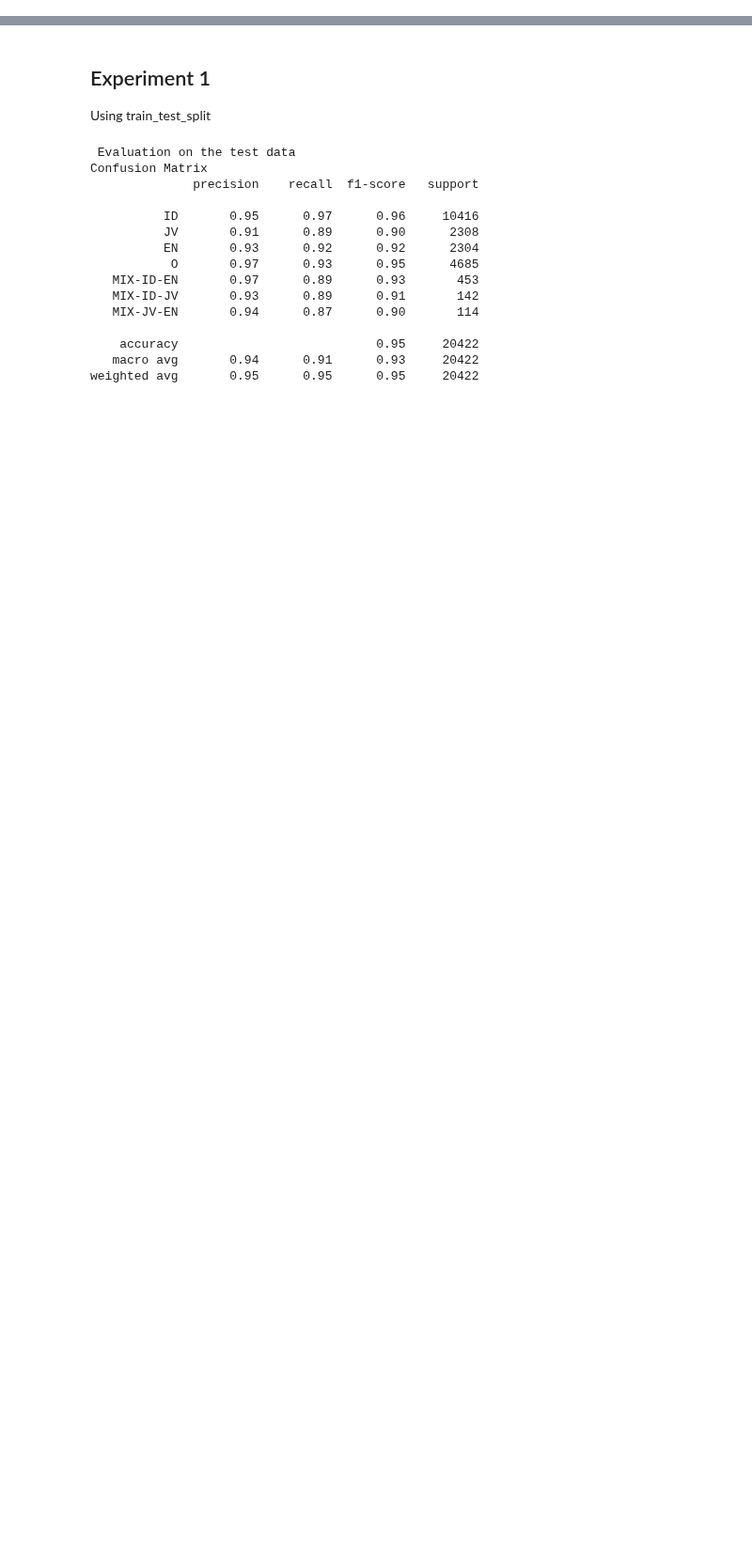
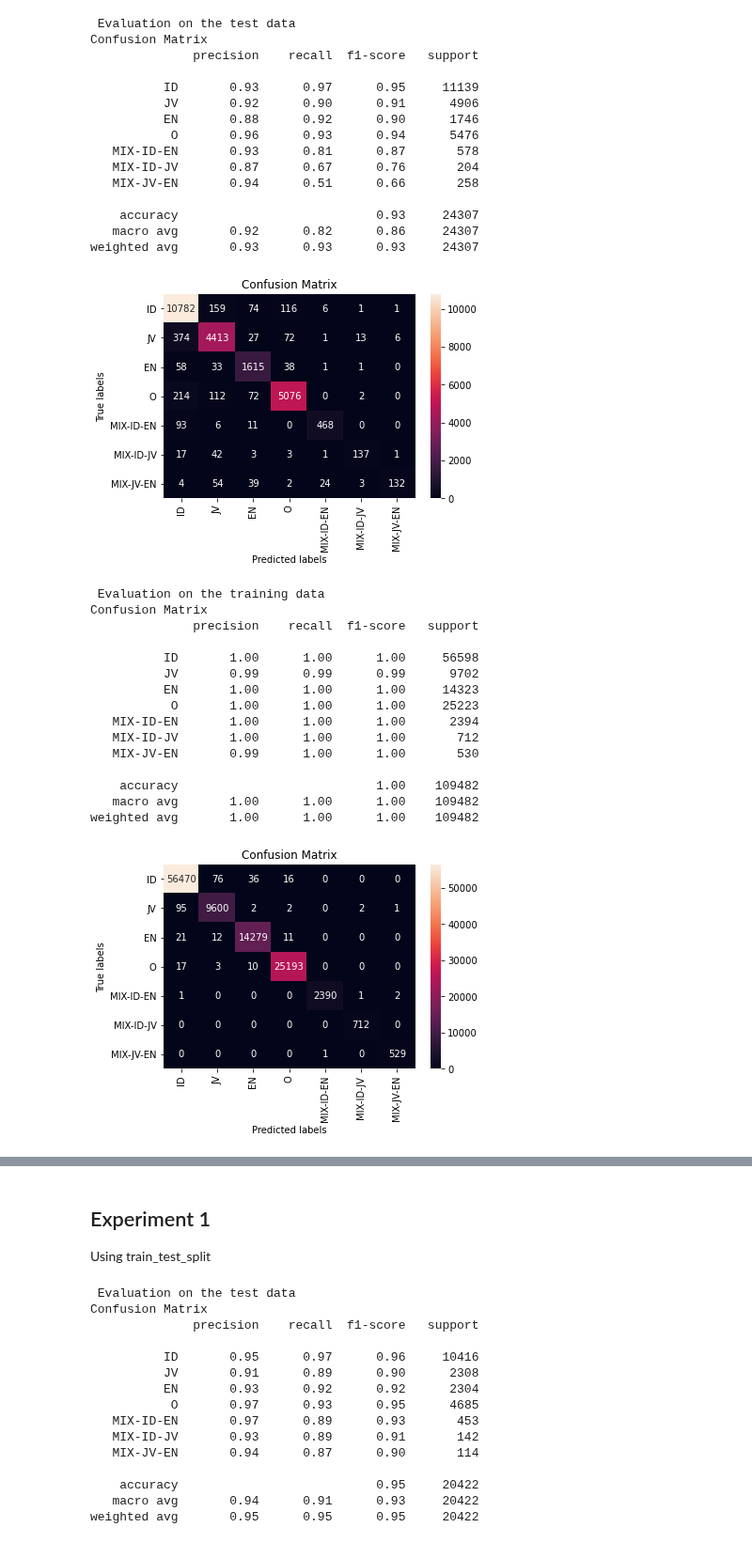
Before and after one commit to fathanick/Word-level-Indonesian-Javanese-English-code-mixed-language-identification, a Jupyter notebook: crf/comlid_crf.ipynb, the cells around one changed output, grey strips where cells are left out. Shown at 94% size. Cells and saved outputs as stored; diff of their text form; code cells hidden in the pictures; blank space fills up the shorter version.

```diff
--- a/crf/comlid_crf.ipynb
+++ b/crf/comlid_crf.ipynb
@@ -5,0 +11,37 @@ langid = LanguageIdentifier()
+# %%
+train_data = read_tsv('../dataset/train-data-140422.tsv')
+test_data = read_tsv('../dataset/test-data-140422.tsv')
+langid.pipeline_split(train_data, test_data, model_name='model_split_exp5.pkl')
+# %% [output]
+ Evaluation on the test data
+Confusion Matrix
+              precision    recall  f1-score   support
+
+          ID       0.93      0.97      0.95     11139
+          JV       0.92      0.90      0.91      4906
+          EN       0.88      0.92      0.90      1746
+           O       0.96      0.93      0.94      5476
+   MIX-ID-EN       0.93      0.81      0.87       578
+   MIX-ID-JV       0.87      0.67      0.76       204
+   MIX-JV-EN       0.94      0.51      0.66       258
+
+    accuracy                           0.93     24307
+   macro avg       0.92      0.82      0.86     24307
+weighted avg       0.93      0.93      0.93     24307
+[figure, added]
+ Evaluation on the training data
+Confusion Matrix
+              precision    recall  f1-score   support
+
+          ID       1.00      1.00      1.00     56598
+          JV       0.99      0.99      0.99      9702
+          EN       1.00      1.00      1.00     14323
+           O       1.00      1.00      1.00     25223
+   MIX-ID-EN       1.00      1.00      1.00      2394
+   MIX-ID-JV       1.00      1.00      1.00       712
+   MIX-JV-EN       0.99      1.00      1.00       530
+
+    accuracy                           1.00    109482
+   macro avg       1.00      1.00      1.00    109482
+weighted avg       1.00      1.00      1.00    109482
+[figure, added]
```
Also changed, not shown: parts of 6 cells of this notebook, 5 other files.
